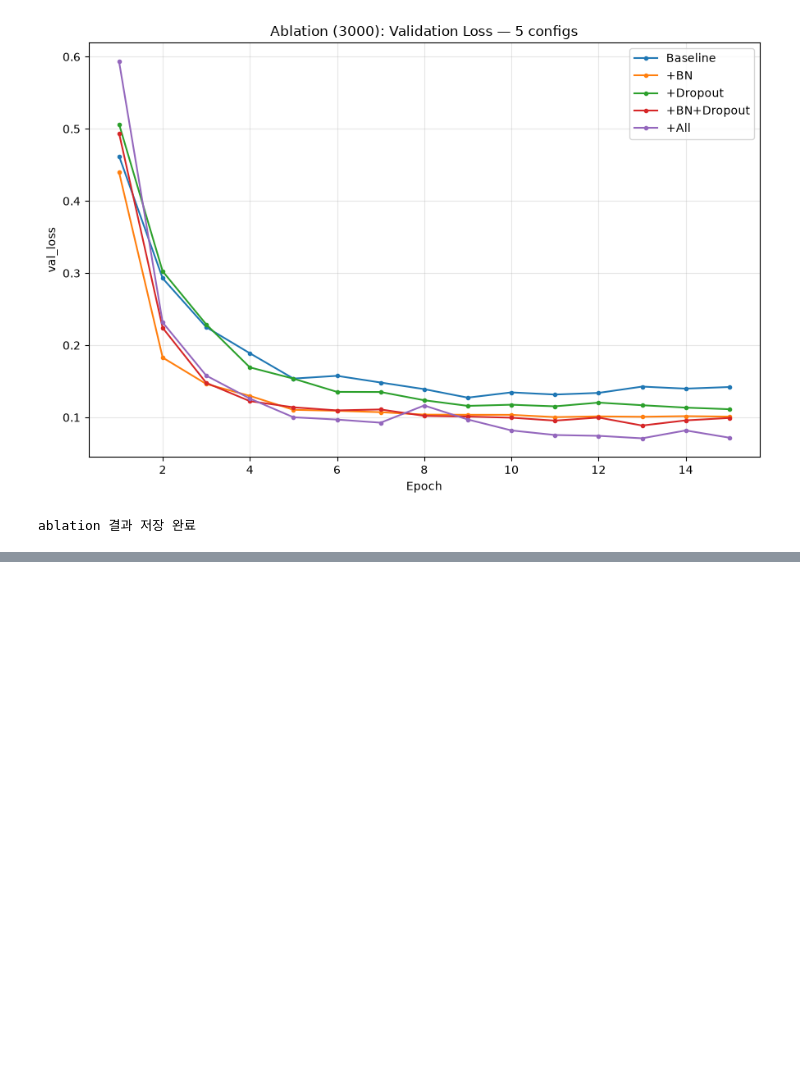
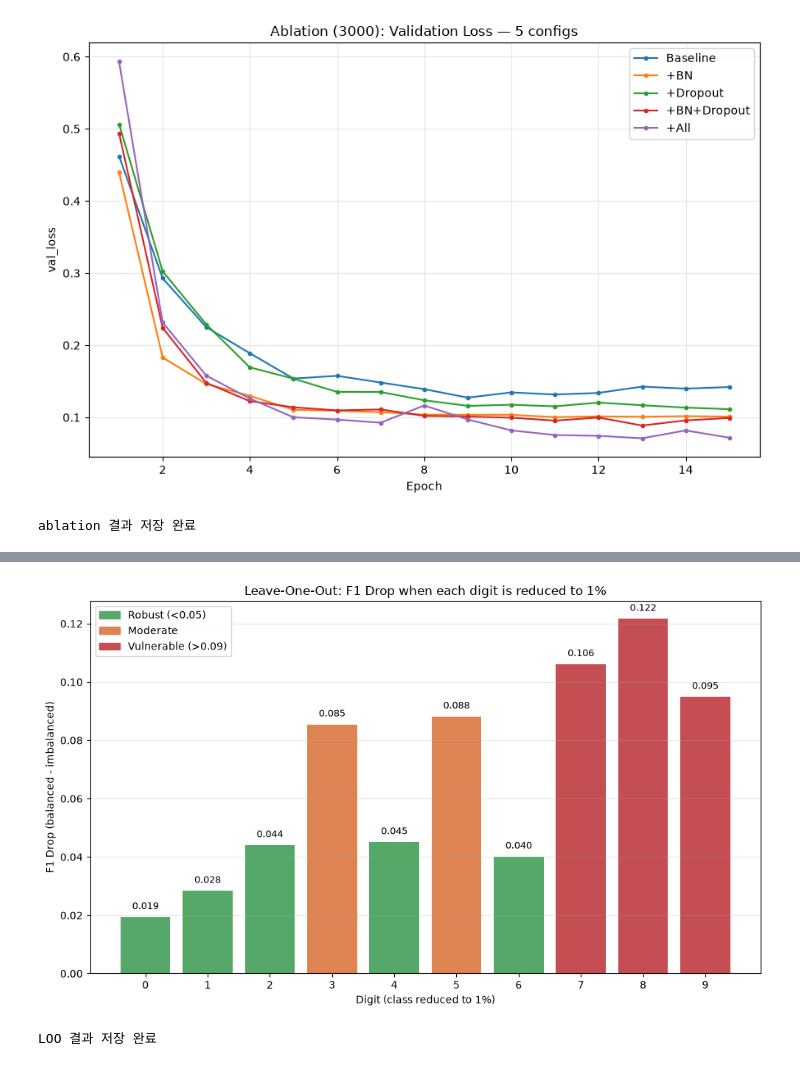
Before and after one commit to hyunwoonoh99/hw_mnist_project, a Jupyter notebook: notebooks/experiments.ipynb, the cells around one changed output, grey strips where cells are left out. Cells and saved outputs as stored; diff of their text form; code cells hidden in the pictures; blank space fills up the shorter version.

```diff
--- a/notebooks/experiments.ipynb
+++ b/notebooks/experiments.ipynb
@@ -787,0 +1113,43 @@ ablation 결과 저장 완료
+# %%
+import matplotlib.pyplot as plt
+import numpy as np
+
+digits = list(range(10))
+drops = [baseline_f1[d] - loo_results[d] for d in digits]
+
+# 난이도별 색상 (하락폭 기준으로 정렬해서 보여줘도 좋음)
+colors = ['#55A868' if drop < 0.05 else '#DD8452' if drop < 0.09 else '#C44E52' for drop in drops]
+
+plt.figure(figsize=(10, 6))
+bars = plt.bar(digits, drops, color=colors)
+plt.xlabel("Digit (class reduced to 1%)")
+plt.ylabel("F1 Drop (balanced - imbalanced)")
+plt.title("Leave-One-Out: F1 Drop when each digit is reduced to 1%")
+plt.xticks(digits)
+for bar, drop in zip(bars, drops):
+    plt.text(bar.get_x()+bar.get_width()/2, drop+0.002, f"{drop:.3f}",
+             ha="center", va="bottom", fontsize=9)
+# 범례
+from matplotlib.patches import Patch
+legend = [Patch(color='#55A868', label='Robust (<0.05)'),
+          Patch(color='#DD8452', label='Moderate'),
+          Patch(color='#C44E52', label='Vulnerable (>0.09)')]
+plt.legend(handles=legend)
+plt.grid(True, alpha=0.3, axis='y')
+plt.tight_layout()
+plt.savefig("../results/loo_f1_drop.png", dpi=150, bbox_inches="tight")
+plt.show()
+# %% [output]
+[figure, added]
+# %%
+import json
+loo_save = {
+    "baseline_f1": baseline_f1.tolist(),
+    "imbalanced_f1": {str(d): float(loo_results[d]) for d in range(10)},
+    "drops": {str(d): float(baseline_f1[d]-loo_results[d]) for d in range(10)},
+}
+with open("../results/loo_results.json", "w") as f:
+    json.dump(loo_save, f, indent=2)
+print("LOO 결과 저장 완료")
+# %% [output]
+LOO 결과 저장 완료
```
Also changed, not shown: parts of 12 cells of this notebook, 12 other files.
